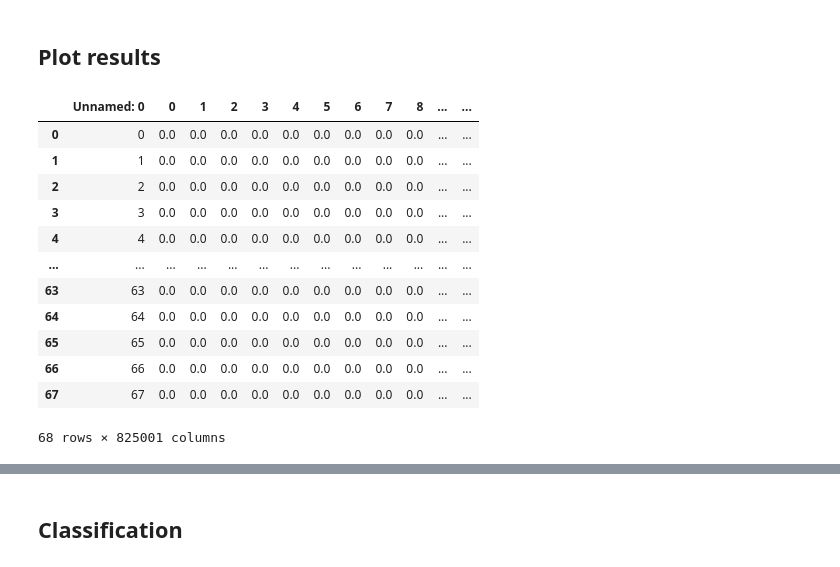
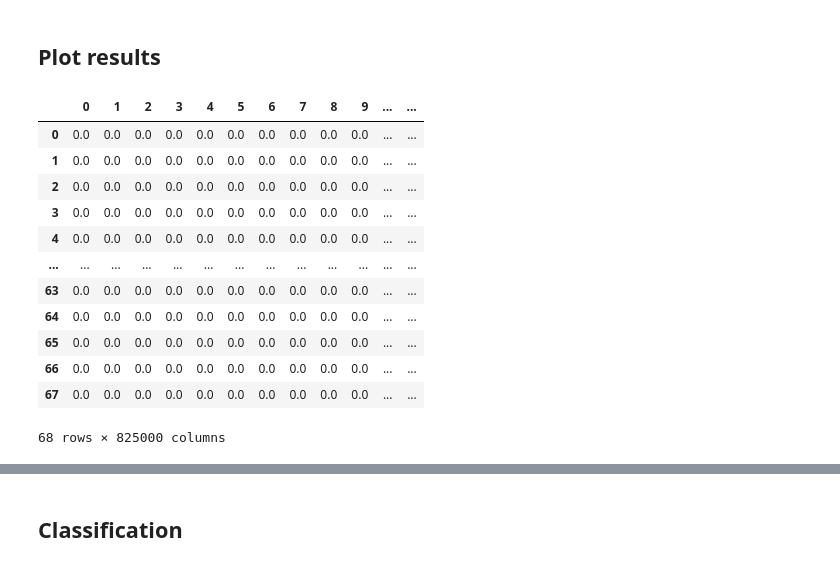
Before and after one commit to JosuaCarl/MStoML, a Jupyter notebook: skripts/VAE/VAE_interpret.ipynb, the cells around one changed output, grey strips where cells are left out. Saved outputs shown, nothing was run; the diff lists cells and outputs as text; code cells hidden in the pictures.

```diff
--- a/skripts/VAE/VAE_interpret.ipynb
+++ b/skripts/VAE/VAE_interpret.ipynb
@@ -159,22 +159,22 @@ plt.show()
 # %% [markdown]
 ## Plot results
 # %%
-reconstructed_data = pd.read_csv("/mnt/d/runs/VAE/training/vae_tensorflow_cpu_hm_1/vae_tensorflow_cpu_hm_1.prediction.tsv")#, sep="\t")
+reconstructed_data = pd.read_csv("/mnt/d/runs/VAE/training/vae_tensorflow_cpu_hm_1/vae_tensorflow_cpu_hm_1.prediction.tsv", index_col="Unnamed: 0")#, sep="\t")
 reconstructed_data
 # %% [output]
-|  | Unnamed: 0 | 0 | 1 | 2 | 3 | 4 | 5 | 6 | 7 | 8 | ... | ... |
-| 0 | 0 | 0.0 | 0.0 | 0.0 | 0.0 | 0.0 | 0.0 | 0.0 | 0.0 | 0.0 | ... | ... |
-| 1 | 1 | 0.0 | 0.0 | 0.0 | 0.0 | 0.0 | 0.0 | 0.0 | 0.0 | 0.0 | ... | ... |
-| 2 | 2 | 0.0 | 0.0 | 0.0 | 0.0 | 0.0 | 0.0 | 0.0 | 0.0 | 0.0 | ... | ... |
-| 3 | 3 | 0.0 | 0.0 | 0.0 | 0.0 | 0.0 | 0.0 | 0.0 | 0.0 | 0.0 | ... | ... |
-| 4 | 4 | 0.0 | 0.0 | 0.0 | 0.0 | 0.0 | 0.0 | 0.0 | 0.0 | 0.0 | ... | ... |
+|  | 0 | 1 | 2 | 3 | 4 | 5 | 6 | 7 | 8 | 9 | ... | ... |
+| 0 | 0.0 | 0.0 | 0.0 | 0.0 | 0.0 | 0.0 | 0.0 | 0.0 | 0.0 | 0.0 | ... | ... |
+| 1 | 0.0 | 0.0 | 0.0 | 0.0 | 0.0 | 0.0 | 0.0 | 0.0 | 0.0 | 0.0 | ... | ... |
+| 2 | 0.0 | 0.0 | 0.0 | 0.0 | 0.0 | 0.0 | 0.0 | 0.0 | 0.0 | 0.0 | ... | ... |
+| 3 | 0.0 | 0.0 | 0.0 | 0.0 | 0.0 | 0.0 | 0.0 | 0.0 | 0.0 | 0.0 | ... | ... |
+| 4 | 0.0 | 0.0 | 0.0 | 0.0 | 0.0 | 0.0 | 0.0 | 0.0 | 0.0 | 0.0 | ... | ... |
 | ... | ... | ... | ... | ... | ... | ... | ... | ... | ... | ... | ... | ... |
-| 63 | 63 | 0.0 | 0.0 | 0.0 | 0.0 | 0.0 | 0.0 | 0.0 | 0.0 | 0.0 | ... | ... |
-| 64 | 64 | 0.0 | 0.0 | 0.0 | 0.0 | 0.0 | 0.0 | 0.0 | 0.0 | 0.0 | ... | ... |
-| 65 | 65 | 0.0 | 0.0 | 0.0 | 0.0 | 0.0 | 0.0 | 0.0 | 0.0 | 0.0 | ... | ... |
-| 66 | 66 | 0.0 | 0.0 | 0.0 | 0.0 | 0.0 | 0.0 | 0.0 | 0.0 | 0.0 | ... | ... |
-| 67 | 67 | 0.0 | 0.0 | 0.0 | 0.0 | 0.0 | 0.0 | 0.0 | 0.0 | 0.0 | ... | ... |
+| 63 | 0.0 | 0.0 | 0.0 | 0.0 | 0.0 | 0.0 | 0.0 | 0.0 | 0.0 | 0.0 | ... | ... |
+| 64 | 0.0 | 0.0 | 0.0 | 0.0 | 0.0 | 0.0 | 0.0 | 0.0 | 0.0 | 0.0 | ... | ... |
+| 65 | 0.0 | 0.0 | 0.0 | 0.0 | 0.0 | 0.0 | 0.0 | 0.0 | 0.0 | 0.0 | ... | ... |
+| 66 | 0.0 | 0.0 | 0.0 | 0.0 | 0.0 | 0.0 | 0.0 | 0.0 | 0.0 | 0.0 | ... | ... |
+| 67 | 0.0 | 0.0 | 0.0 | 0.0 | 0.0 | 0.0 | 0.0 | 0.0 | 0.0 | 0.0 | ... | ... |
-68 rows × 825001 columns
+68 rows × 825000 columns
 # %%
 plot_df = pd.DataFrame(reconstructed_data.loc[0].values, index=X.columns, columns=["inty"]).reset_index()
 plot_df_2 = pd.DataFrame(X.iloc[0].values, index=X.columns, columns=["inty"]).reset_index()
```
Also changed, not shown: parts of 6 cells of this notebook, 1 other file.
